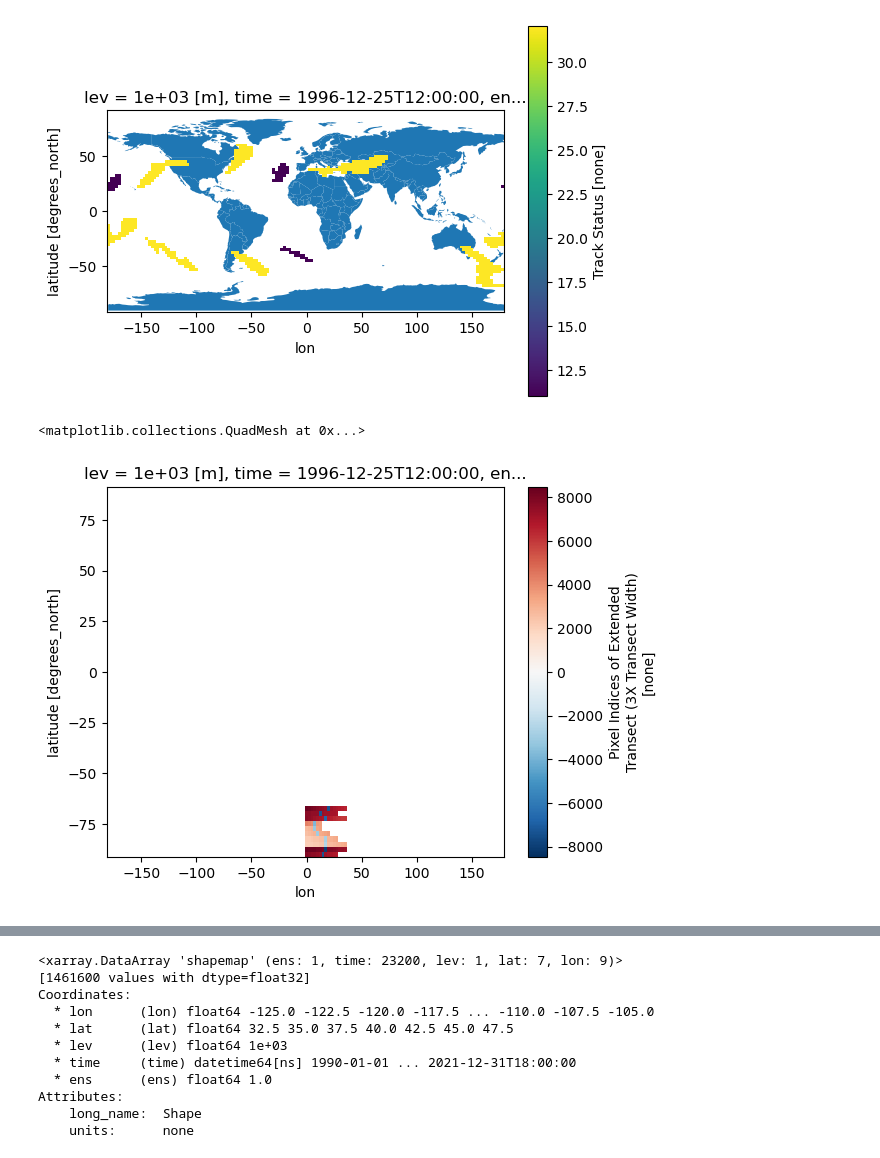
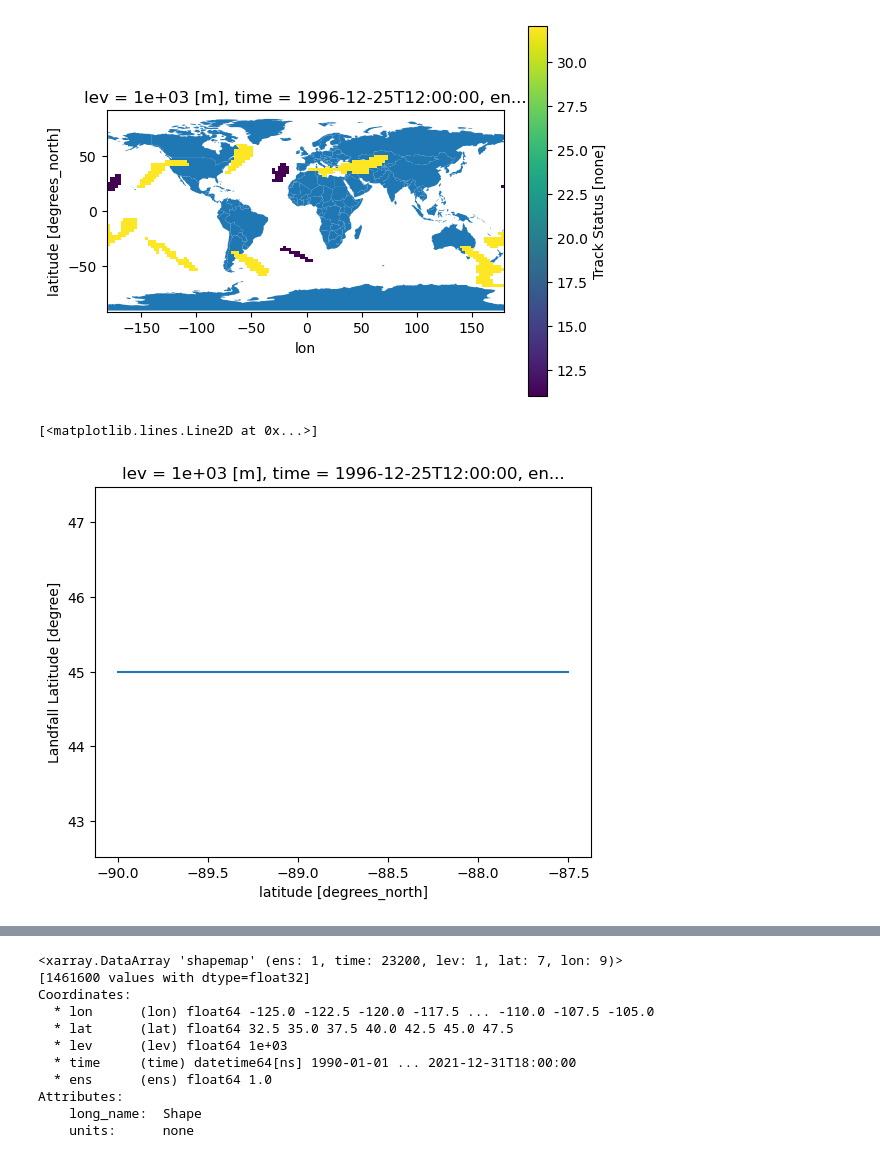
Before and after one commit to bessoh2/correlated-domains, a Jupyter notebook: notebooks/AR_analysis.ipynb, the cells around one changed output, grey strips where cells are left out. Drawn from its saved outputs; the diff is of its cells as text; code cells hidden in the pictures.

```diff
--- a/notebooks/AR_analysis.ipynb
+++ b/notebooks/AR_analysis.ipynb
@@ -227,7 +227,7 @@ ars.sel(time=slice("1996-12-25", "1997-01-02"))['kstatusmap'][0,2,0,:,:].rio.set
 # %%
 fig, ax = plt.subplots()
 #world.plot(ax=ax)
-ars.sel(time=slice("1996-12-25", "1997-01-02"))['xtnsctidx'][0,2,0,:,:].rio.set_crs('epsg:4326').plot(ax=ax)
+ars.sel(time=slice("1996-12-25", "1997-01-02"))['lflat'][0,2,:,:].rio.set_crs('epsg:4326').plot(ax=ax)
 # %% [output]
-<matplotlib.collections.QuadMesh at 0x...>
+[<matplotlib.lines.Line2D at 0x...>]
-[figure, old version]
+[figure, new version]
```
Also changed, not shown: parts of 12 cells of this notebook, 5 other files.
